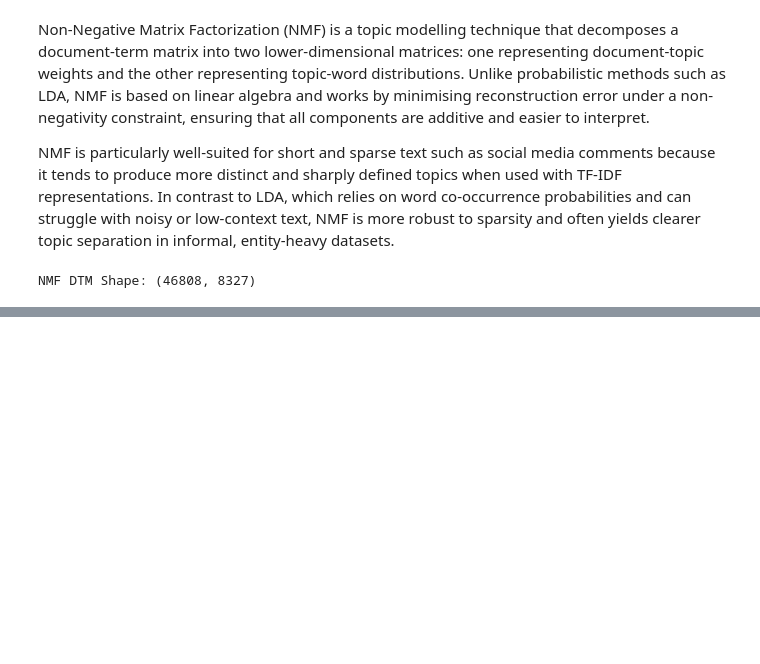
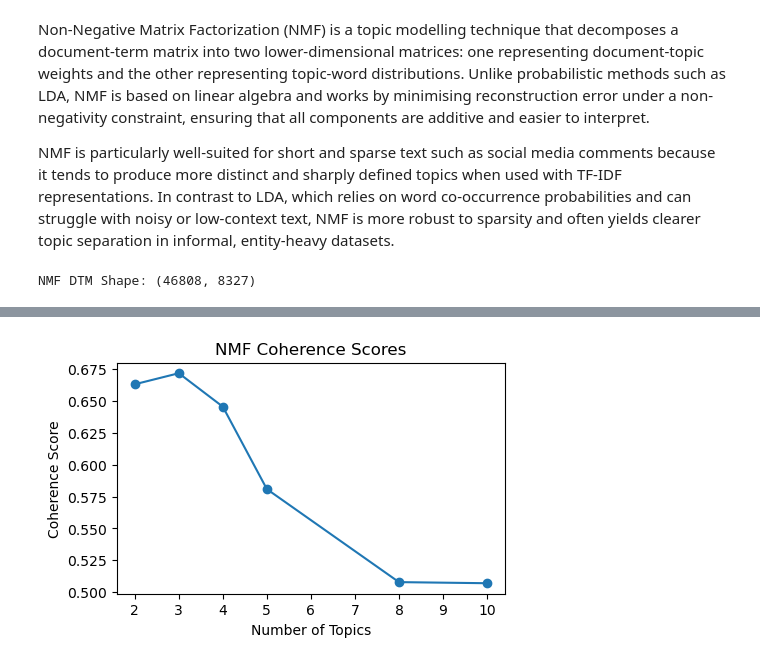
Before and after one commit to gnol-123/Network-Analysis-Project, a Jupyter notebook: notebooks/05_topic_modelling_and_analysis.ipynb, the cells around one changed output, grey strips where cells are left out. Cells and saved outputs as stored; diff of their text form; code cells hidden in the pictures; blank space fills up the shorter version.

Commit message:
coherence results for NMF for different number of topics

```diff
--- a/notebooks/05_topic_modelling_and_analysis.ipynb
+++ b/notebooks/05_topic_modelling_and_analysis.ipynb
@@ -509,0 +578,15 @@ def get_nmf_topics(model, feature_names, top_n=10):
+# %%
+# NMF coherence results
+
+nmf_results_df = pd.DataFrame(nmf_results)
+
+nmf_results_df2 = nmf_results_df.sort_values(
+    by="coherence",
+    ascending=False
+)
+
+print("\n" + "=" * 80)
+print("NMF COHERENCE RESULTS")
+print("=" * 80)
+
+print(nmf_results_df2.to_string(index=False))
@@ -509,0 +604,18 @@ def get_nmf_topics(model, feature_names, top_n=10):
+# %%
+# plotting NMF coherence results
+
+plt.figure(figsize=(5, 3))
+
+plt.plot(
+    nmf_results_df["num_topics"],
+    nmf_results_df["coherence"],
+    marker="o"
+)
+
+plt.xlabel("Number of Topics")
+plt.ylabel("Coherence Score")
+plt.title("NMF Coherence Scores")
+
+plt.show()
+# %% [output]
+[figure, added]
```
Also changed, not shown: parts of 2 cells of this notebook.
